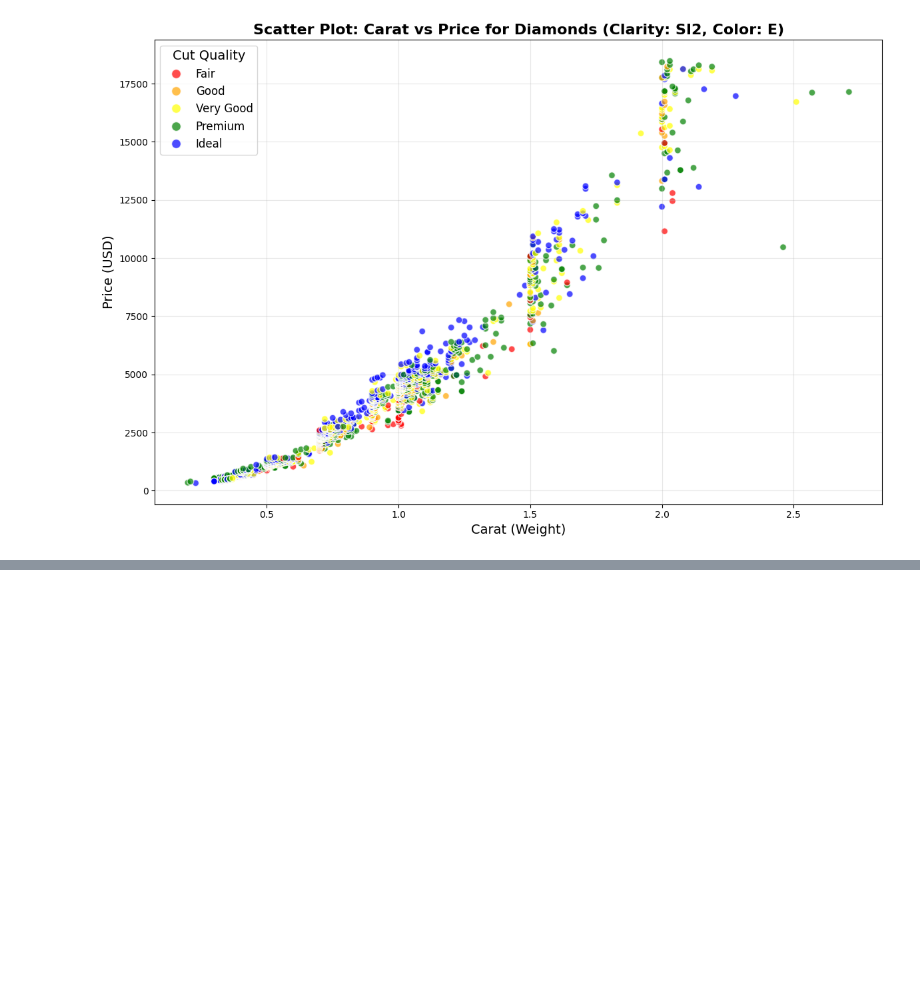
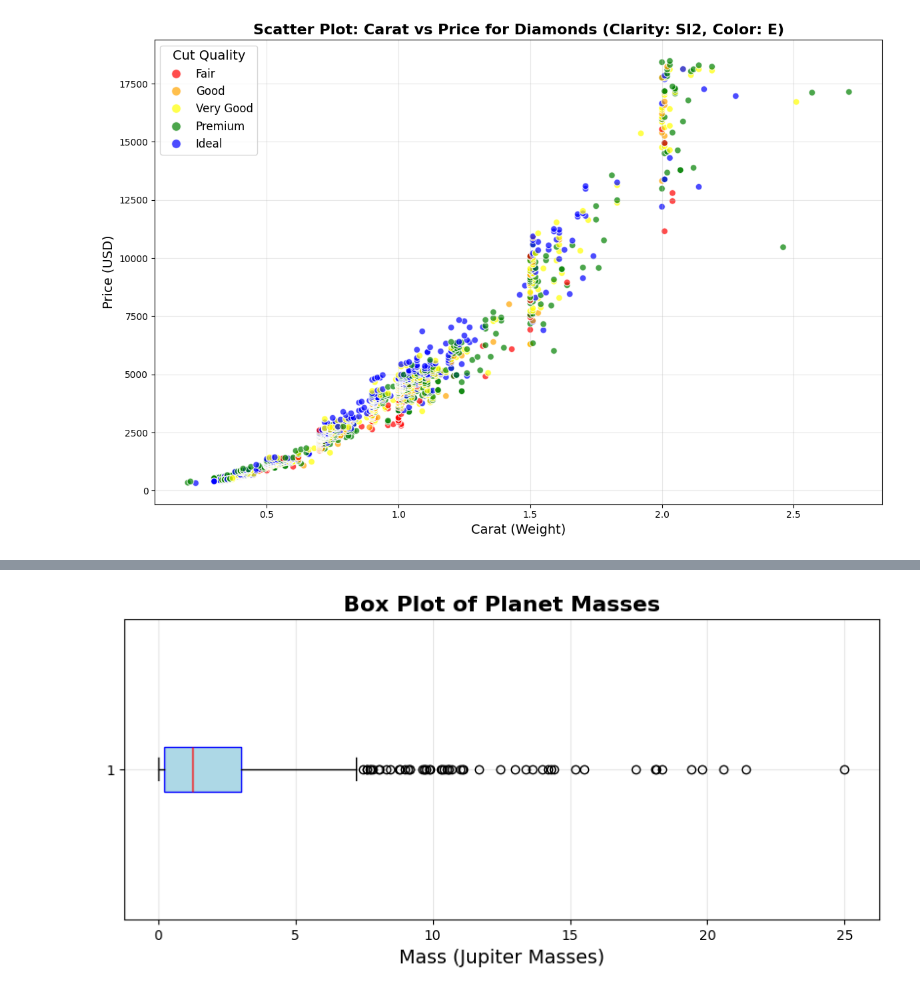
Before and after one commit to rohitx00/Machine_Learning_notes, a Jupyter notebook: labs/lab01.ipynb, the cells around one changed output, grey strips where cells are left out. Cells and saved outputs as stored; diff of their text form; code cells hidden in the pictures; blank space fills up the shorter version.

```diff
--- a/labs/lab01.ipynb
+++ b/labs/lab01.ipynb
@@ -161,0 +230,15 @@ plt.show()
+# %%
+import matplotlib.pyplot as plt
+
+# Drop NA values for mass
+mass_data = planets_df['mass'].dropna()
+
+# Box plot
+plt.figure(figsize=(10, 4))
+plt.boxplot(mass_data, vert=False, patch_artist=True, boxprops=dict(facecolor='lightblue', color='blue'), medianprops=dict(color='red'))
+plt.title('Box Plot of Planet Masses', fontsize=16, fontweight='bold')
+plt.xlabel('Mass (Jupiter Masses)', fontsize=14)
+plt.grid(True, alpha=0.3)
+plt.show()
+# %% [output]
+[figure, added]
```
Also changed, not shown: parts of 5 cells of this notebook.
